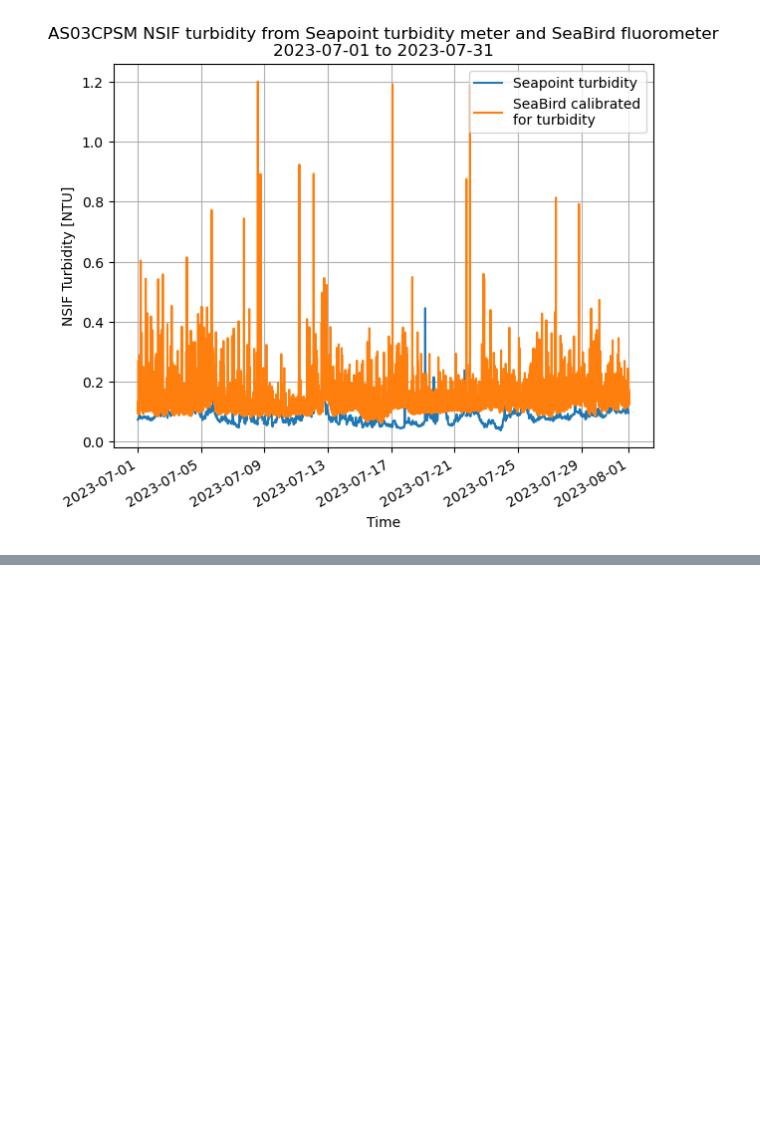
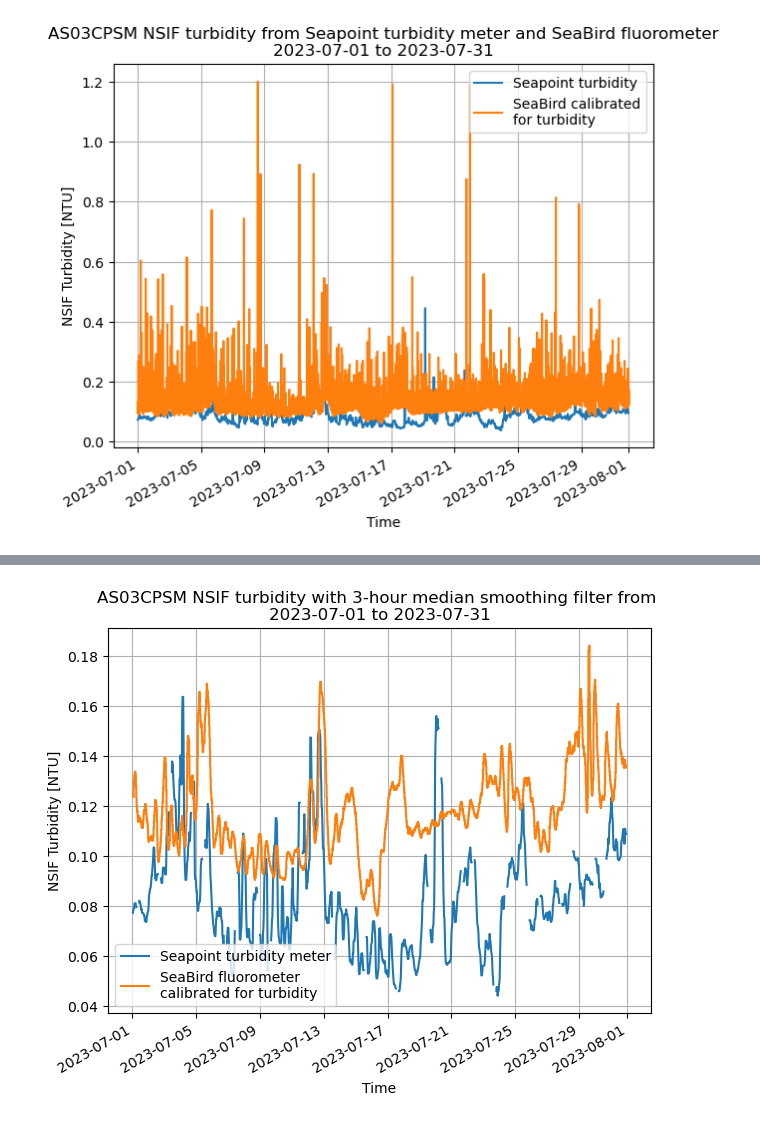
Before and after one commit to cooleyky/AST3, a Jupyter notebook: turbidity.ipynb, the cells around one changed output, grey strips where cells are left out. Drawn from its saved outputs; the diff is of its cells as text; code cells hidden in the pictures; blank space fills up the shorter version.

```diff
--- a/turbidity.ipynb
+++ b/turbidity.ipynb
@@ -398,0 +444,18 @@ plt.show()
+# %%
+# Trying a median filter for flort of 360 samples, so see where this gets us, and same 3-hr median for turbidity meter
+tuNSIF25_Jul = tuNSIF25.sel(Time="July 2023").rolling(Time=6, center=True).median()
+flort1_ntu_Jul = flort1_ntu["backscatter_turb"].sel(time="July 2023").rolling(time=360, center=True).median()
+# %%
+# Plot 3-hour median filtered NSIF Seapoint turbidity and SeaBird turbidity from flort
+fig, axs = plt.subplots(nrows=1, ncols=1, sharex=True, figsize=[7, 5])
+tuNSIF25_Jul.plot.line(ax=axs, label="Seapoint turbidity meter")
+flort1_ntu_Jul.plot.line(ax=axs, label="SeaBird fluorometer\ncalibrated for turbidity")
+axs.grid()
+axs.set_ylabel('NSIF Turbidity [NTU]')
+axs.set_xlabel('Time')
+plt.legend()
+axs.set_title(f'AS03CPSM NSIF turbidity with 3-hour median smoothing filter from \n{tuNSIF25_Jul["Time"][0].values:.10} to {tuNSIF25_Jul["Time"][-1].values:.10}')
+# plt.savefig('figures/AS03CPSM_turbidity_Jul2023_timeseries_{today}.png'.format(today=date.today().strftime('%Y%m%d')))
+plt.show()
+# %% [output]
+[figure, added]
```
Also changed, not shown: parts of 35 cells of this notebook.
